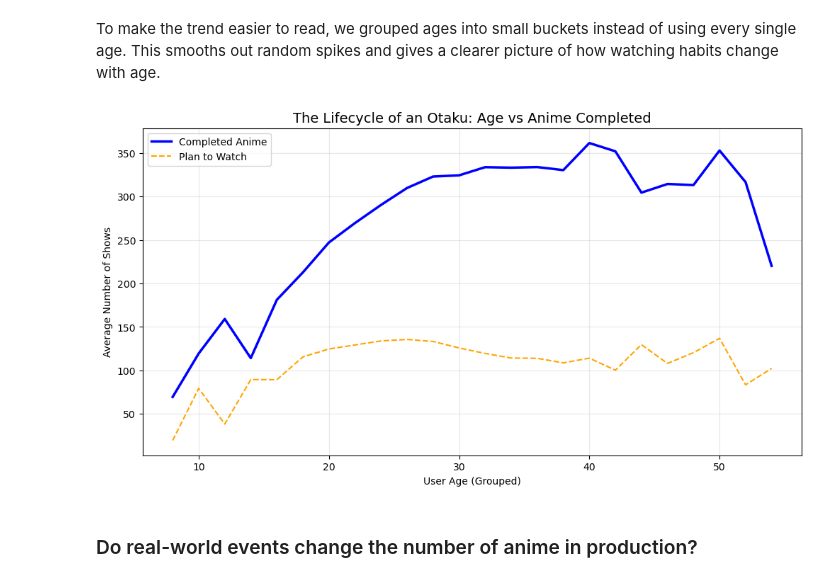
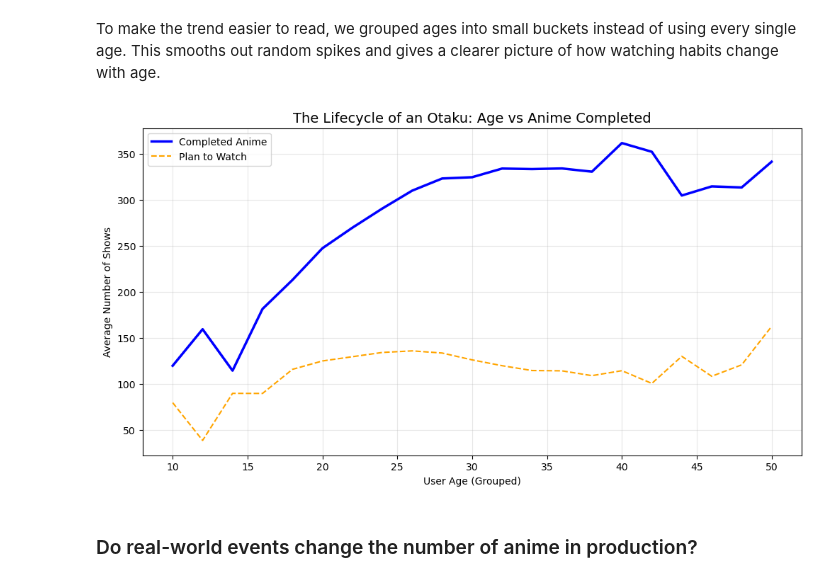
Before and after one commit to denis-budau/HCI-TWEB_2025-26, a Jupyter notebook: solution/PhilDataVisualization.ipynb, the cells around one changed output. Cells and saved outputs as stored; diff of their text form; code cells hidden in the pictures.

```diff
--- a/solution/PhilDataVisualization.ipynb
+++ b/solution/PhilDataVisualization.ipynb
@@ -809,22 +774,13 @@ plt.show()
 The spike in older ages isn’t a real trend: it happens because very few users list ages above 50, so some of older profiles make the average explode. We restricted analysis to well-represented age ranges to avoid wrong conclusions.
 We try to avoid those spikes by filtering the age just where most of our data are (age 10 to 50)
 # %%
-# Convert birthday to datetime, coerce errors to NaT
-profiles_df['birthday'] = pd.to_datetime(profiles_df['birthday'], errors='coerce')
-
-# Calculate Age (Assuming dataset is current to ~2025)
-profiles_df['age'] = 2025 - profiles_df['birthday'].dt.year
-
-profiles_df['completed'] = pd.to_numeric(profiles_df['completed'], errors='coerce')
-profiles_df['plan_to_watch'] = pd.to_numeric(profiles_df['plan_to_watch'], errors='coerce')
-
 # Keep only reasonable ages
 profiles_df = profiles_df[profiles_df['age'].between(10, 50)]
 
 # Group by Age and get median values
 age_trends = profiles_df.groupby('age')[['completed', 'plan_to_watch']].mean().reset_index()
 
-# --- PLOT ---
+# --- LINE CHART (Anime Completed Over Time) ---
 plt.figure(figsize=(12, 6))
 sns.lineplot(data=age_trends, x='age', y='completed',label='Completed Anime', color='blue', linewidth=2.5)
 sns.lineplot(data=age_trends, x='age', y='plan_to_watch',label='Plan to Watch', color='orange', linestyle='--')
@@ -842,46 +798,28 @@ Looking at the chart, younger users tend to watch more anime on average, steadil
 # %% [markdown]
 To make the trend easier to read, we grouped ages into small buckets instead of using every single age. This smooths out random spikes and gives a clearer picture of how watching habits change with age.
 # %%
-# Convert birthday to datetime
-profiles_df['birthday'] = pd.to_datetime(profiles_df['birthday'], errors='coerce')
-
-# Calculate age
-profiles_df['age'] = 2025 - profiles_df['birthday'].dt.year
-
-profiles_df['completed'] = pd.to_numeric(profiles_df['completed'], errors='coerce')
-profiles_df['plan_to_watch'] = pd.to_numeric(profiles_df['plan_to_watch'], errors='coerce')
-
-# Keep reasonable ages
-profiles_df = profiles_df[profiles_df['age'].between(10, 50)]
-
 # ---- AGE BUCKETS ----
 profiles_df['age_group'] = (profiles_df['age'] // 2) * 2   # groups like 12,14,16...
 
 # Mean per bucket
-age_trends = (
-    profiles_df
-    .groupby('age_group')[['completed', 'plan_to_watch']]
-    .mean()
-    .reset_index()
-    .sort_values('age_group')
-)
+age_trends = (profiles_df.groupby('age_group')[['completed', 'plan_to_watch']].mean().reset_index().sort_values('age_group'))
 
-# ---- PLOT ----
+# ---- LINE CHART (Anime Completed Over Time) ----
 plt.figure(figsize=(12,6))
 sns.lineplot(data=age_trends, x='age_group', y='completed',
              label='Completed Anime', color='blue', linewidth=2.5)
 
 sns.lineplot(data=age_trends, x='age_group', y='plan_to_watch',
              label='Plan to Watch', color='orange', linestyle='--')
 
 plt.title("The Lifecycle of an Otaku: Age vs Anime Completed", fontsize=14)
 plt.xlabel("User Age (Grouped)")
 plt.ylabel("Average Number of Shows")
 plt.grid(True, alpha=0.3)
 plt.legend()
 plt.show()
 # %% [output]
-[figure, old version]
+[figure, new version]
 # %% [markdown]
 ### Do real-world events change the number of anime in production?
 # %%
```
Also changed, not shown: parts of 30 cells of this notebook, 3 other files.
